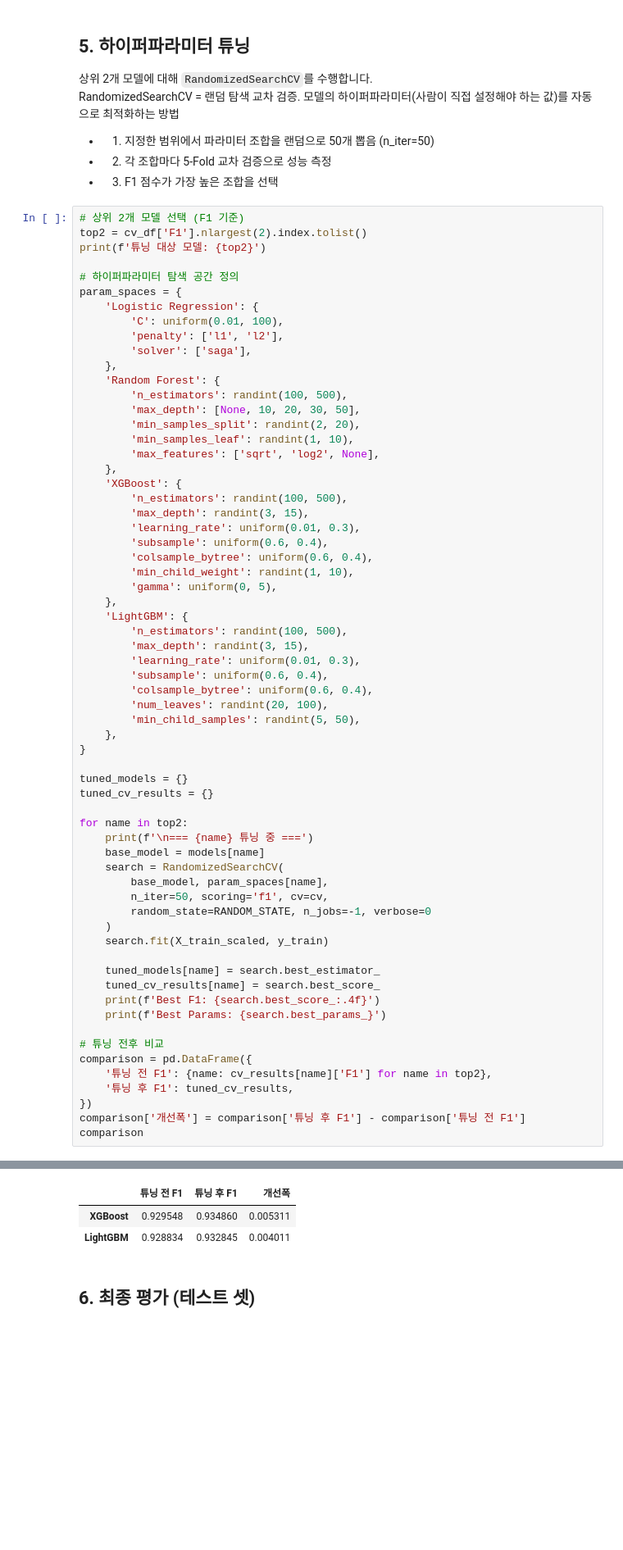
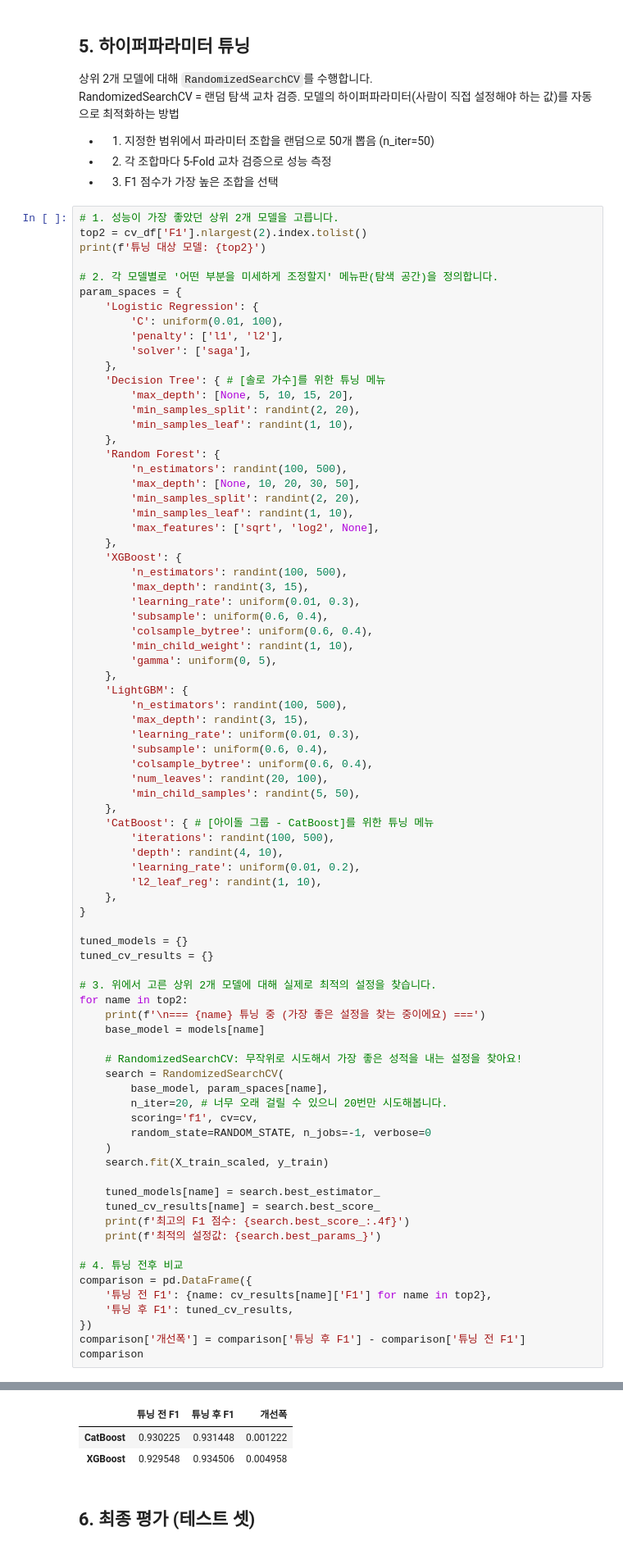
Before and after one commit to PARK1217/quest1_festcampus, a Jupyter notebook: credit_scoring_model.ipynb, the cells around one changed output, grey strips where cells are left out. Shown at 82% size. Drawn from its saved outputs; the diff is of its cells as text; blank space fills up the shorter version.

```diff
--- a/credit_scoring_model.ipynb
+++ b/credit_scoring_model.ipynb
@@ -293,16 +316,21 @@ plt.show()
  -  2. 각 조합마다 5-Fold 교차 검증으로 성능 측정
  -  3. F1 점수가 가장 높은 조합을 선택
 # %%
-# 상위 2개 모델 선택 (F1 기준)
+# 1. 성능이 가장 좋았던 상위 2개 모델을 고릅니다.
 top2 = cv_df['F1'].nlargest(2).index.tolist()
 print(f'튜닝 대상 모델: {top2}')
 
-# 하이퍼파라미터 탐색 공간 정의
+# 2. 각 모델별로 '어떤 부분을 미세하게 조정할지' 메뉴판(탐색 공간)을 정의합니다.
 param_spaces = {
     'Logistic Regression': {
         'C': uniform(0.01, 100),
         'penalty': ['l1', 'l2'],
         'solver': ['saga'],
+    },
+    'Decision Tree': { # [솔로 가수]를 위한 튜닝 메뉴
+        'max_depth': [None, 5, 10, 15, 20],
+        'min_samples_split': randint(2, 20),
+        'min_samples_leaf': randint(1, 10),
     },
     'Random Forest': {
         'n_estimators': randint(100, 500),
@@ -329,27 +357,37 @@ param_spaces = {
         'num_leaves': randint(20, 100),
         'min_child_samples': randint(5, 50),
     },
+    'CatBoost': { # [아이돌 그룹 - CatBoost]를 위한 튜닝 메뉴
+        'iterations': randint(100, 500),
+        'depth': randint(4, 10),
+        'learning_rate': uniform(0.01, 0.2),
+        'l2_leaf_reg': randint(1, 10),
+    },
 }
 
 tuned_models = {}
 tuned_cv_results = {}
 
+# 3. 위에서 고른 상위 2개 모델에 대해 실제로 최적의 설정을 찾습니다.
 for name in top2:
-    print(f'\n=== {name} 튜닝 중 ===')
+    print(f'\n=== {name} 튜닝 중 (가장 좋은 설정을 찾는 중이에요) ===')
     base_model = models[name]
+
+    # RandomizedSearchCV: 무작위로 시도해서 가장 좋은 성적을 내는 설정을 찾아요!
     search = RandomizedSearchCV(
         base_model, param_spaces[name],
-        n_iter=50, scoring='f1', cv=cv,
+        n_iter=20, # 너무 오래 걸릴 수 있으니 20번만 시도해봅니다.
+        scoring='f1', cv=cv,
         random_state=RANDOM_STATE, n_jobs=-1, verbose=0
     )
     search.fit(X_train_scaled, y_train)
 
     tuned_models[name] = search.best_estimator_
     tuned_cv_results[name] = search.best_score_
-    print(f'Best F1: {search.best_score_:.4f}')
-    print(f'Best Params: {search.best_params_}')
+    print(f'최고의 F1 점수: {search.best_score_:.4f}')
+    print(f'최적의 설정값: {search.best_params_}')
 
-# 튜닝 전후 비교
+# 4. 튜닝 전후 비교
 comparison = pd.DataFrame({
     '튜닝 전 F1': {name: cv_results[name]['F1'] for name in top2},
     '튜닝 후 F1': tuned_cv_results,
@@ -369,6 +407,6 @@ Best Params: {'colsample_bytree': 0.82272050498334, 'learning_rate': 0.290846432
 |  | 튜닝 전 F1 | 튜닝 후 F1 | 개선폭 |
-| XGBoost | 0.929548 | 0.934860 | 0.005311 |
-| LightGBM | 0.928834 | 0.932845 | 0.004011 |
+| CatBoost | 0.930225 | 0.931448 | 0.001222 |
+| XGBoost | 0.929548 | 0.934506 | 0.004958 |
 # %% [markdown]
 ## 6. 최종 평가 (테스트 셋)
 # %%
```
Also changed, not shown: parts of 14 cells of this notebook, 8 other files.
